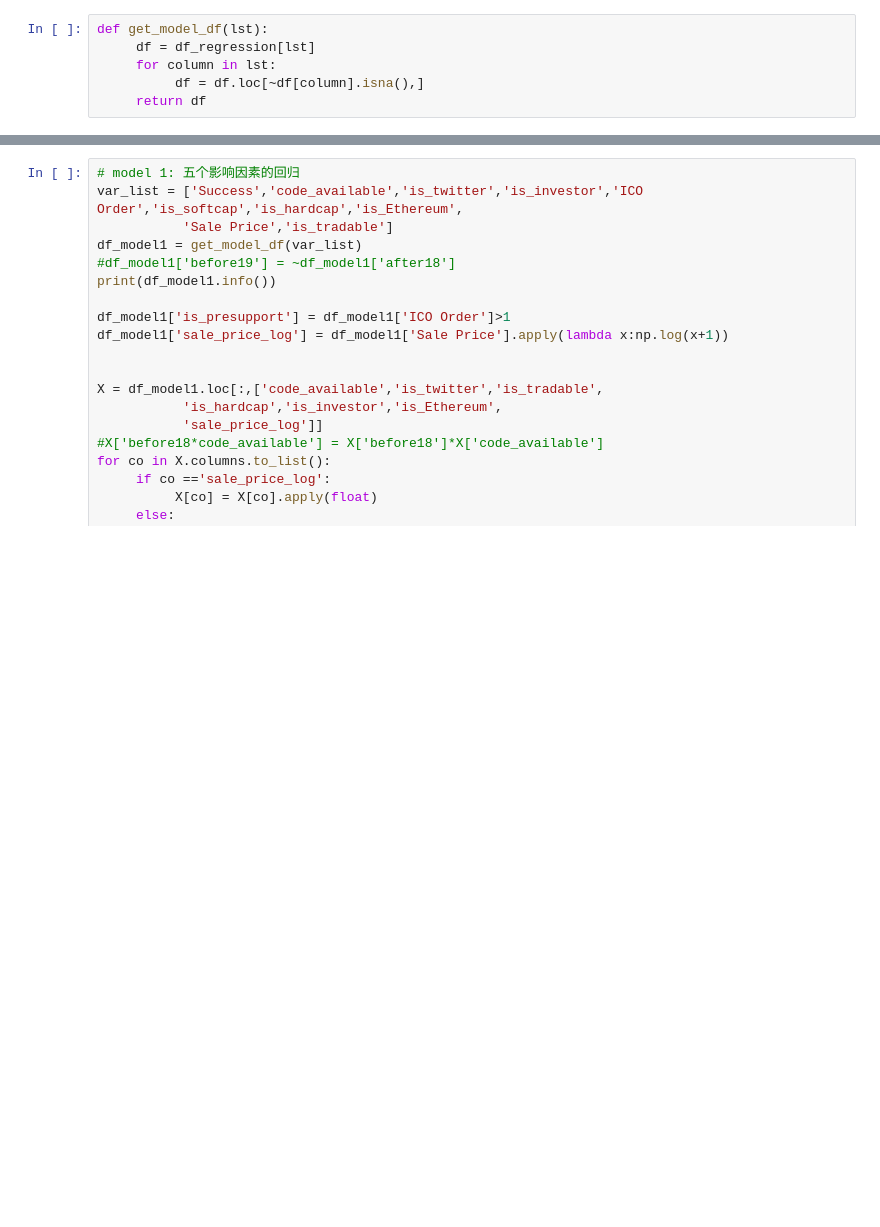
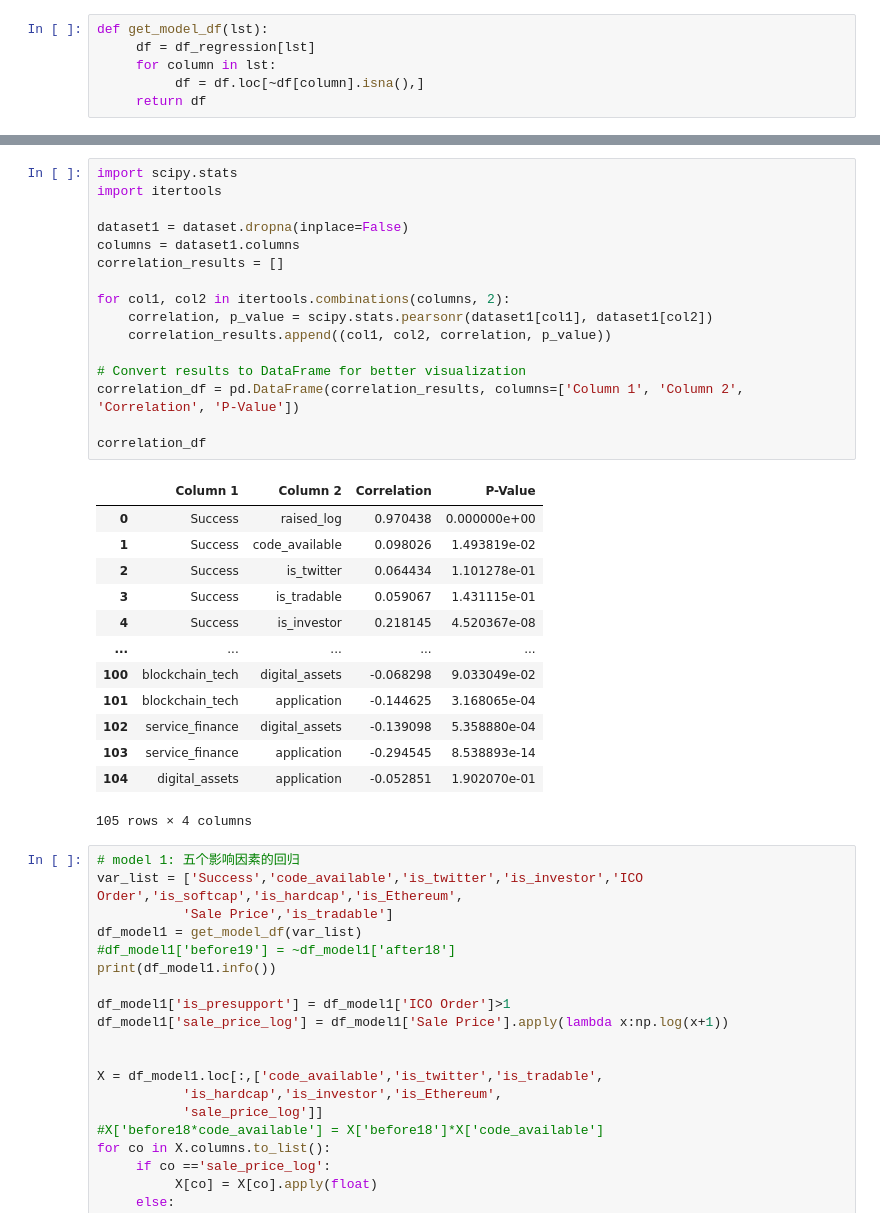
Before and after one commit to MaggieGeGe/ThesisCode, a Jupyter notebook: Code/new_regression.ipynb, the cells around one changed output, grey strips where cells are left out. Cells and saved outputs as stored; diff of their text form; blank space fills up the shorter version.

```diff
--- a/Code/new_regression.ipynb
+++ b/Code/new_regression.ipynb
@@ -218,3 +311,33 @@ def get_model_df(lst):
+# %%
+import scipy.stats
+import itertools
+
+dataset1 = dataset.dropna(inplace=False)
+columns = dataset1.columns
+correlation_results = []
+
+for col1, col2 in itertools.combinations(columns, 2):
+    correlation, p_value = scipy.stats.pearsonr(dataset1[col1], dataset1[col2])
+    correlation_results.append((col1, col2, correlation, p_value))
+
+# Convert results to DataFrame for better visualization
+correlation_df = pd.DataFrame(correlation_results, columns=['Column 1', 'Column 2', 'Correlation', 'P-Value'])
+
+correlation_df
+# %% [output]
+|  | Column 1 | Column 2 | Correlation | P-Value |
+| 0 | Success | raised_log | 0.970438 | 0.000000e+00 |
+| 1 | Success | code_available | 0.098026 | 1.493819e-02 |
+| 2 | Success | is_twitter | 0.064434 | 1.101278e-01 |
+| 3 | Success | is_tradable | 0.059067 | 1.431115e-01 |
+| 4 | Success | is_investor | 0.218145 | 4.520367e-08 |
+| ... | ... | ... | ... | ... |
+| 100 | blockchain_tech | digital_assets | -0.068298 | 9.033049e-02 |
+| 101 | blockchain_tech | application | -0.144625 | 3.168065e-04 |
+| 102 | service_finance | digital_assets | -0.139098 | 5.358880e-04 |
+| 103 | service_finance | application | -0.294545 | 8.538893e-14 |
+| 104 | digital_assets | application | -0.052851 | 1.902070e-01 |
+105 rows × 4 columns
 # %%
 # model 1: 五个影响因素的回归
 var_list = ['Success','code_available','is_twitter','is_investor','ICO Order','is_softcap','is_hardcap','is_Ethereum',
```
Also changed, not shown: parts of 15 cells of this notebook, 3 other files.
